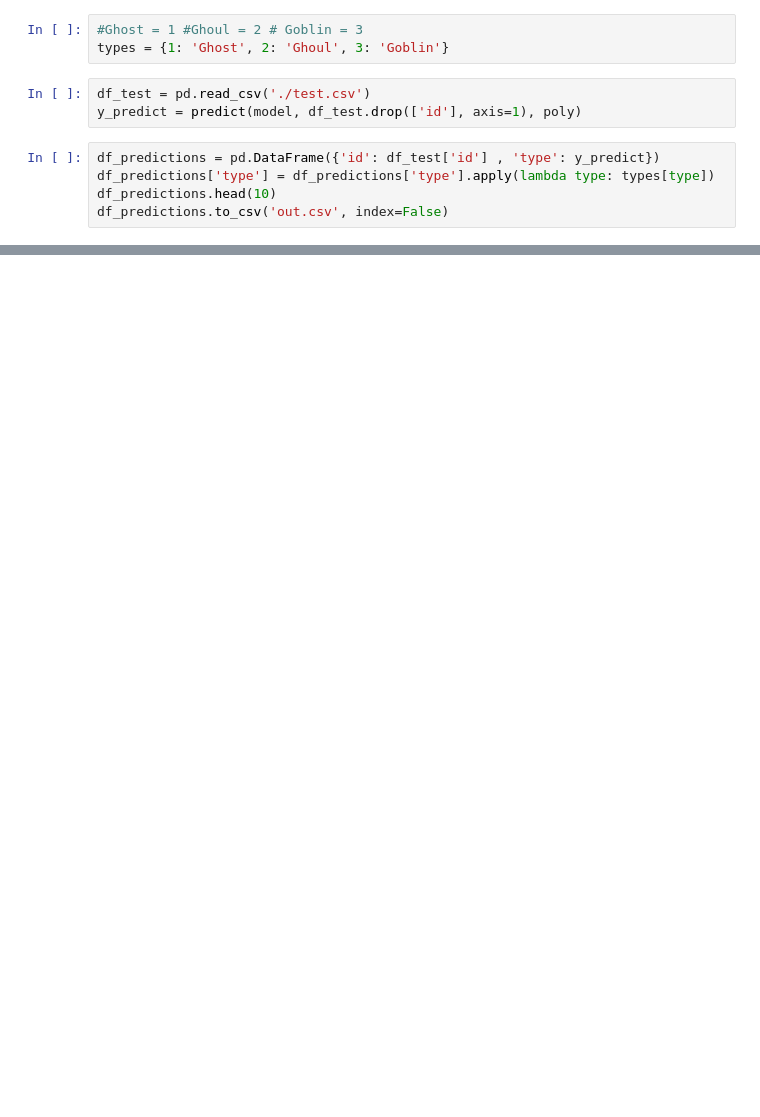
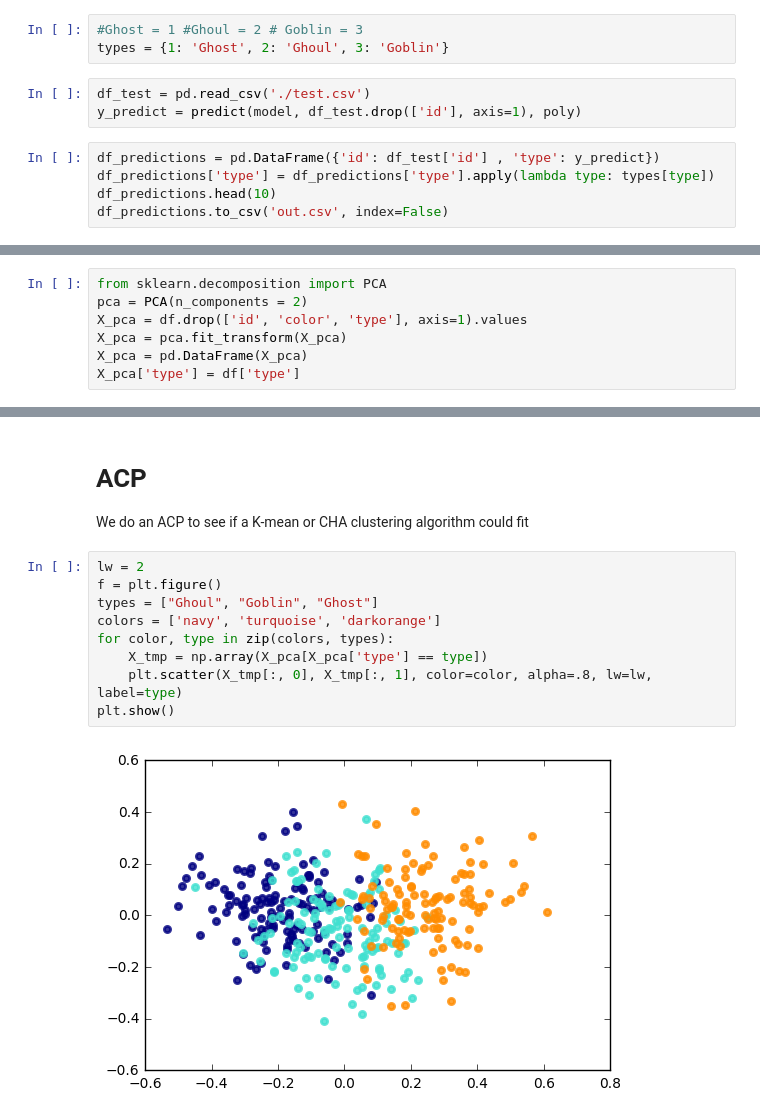
Before and after one commit to Alexis94/kaggle_competitions, a Jupyter notebook: Ghouls, Goblins, and Ghosts/Ghost, Goblins & Ghouls-Copy - Polynomial features.ipynb, the cells around one changed output, grey strips where cells are left out. Cells and saved outputs as stored; diff of their text form; blank space fills up the shorter version.

```diff
--- a/Ghouls, Goblins, and Ghosts/Ghost, Goblins & Ghouls-Copy - Polynomial features.ipynb
+++ b/Ghouls, Goblins, and Ghosts/Ghost, Goblins & Ghouls-Copy - Polynomial features.ipynb
@@ -127,0 +135,7 @@ df_predictions.to_csv('out.csv', index=False)
+# %%
+from sklearn.decomposition import PCA
+pca = PCA(n_components = 2)
+X_pca = df.drop(['id', 'color', 'type'], axis=1).values
+X_pca = pca.fit_transform(X_pca)
+X_pca = pd.DataFrame(X_pca)
+X_pca['type'] = df['type']
@@ -127,0 +151,14 @@ df_predictions.to_csv('out.csv', index=False)
+# %% [markdown]
+# ACP
+We do an ACP to see if a K-mean or CHA clustering algorithm could fit
+# %%
+lw = 2
+f = plt.figure()
+types = ["Ghoul", "Goblin", "Ghost"]
+colors = ['navy', 'turquoise', 'darkorange']
+for color, type in zip(colors, types):
+    X_tmp = np.array(X_pca[X_pca['type'] == type])
+    plt.scatter(X_tmp[:, 0], X_tmp[:, 1], color=color, alpha=.8, lw=lw, label=type)
+plt.show()
+# %% [output]
+[figure, added]
```
Also changed, not shown: parts of 8 cells of this notebook, 1 other file.
